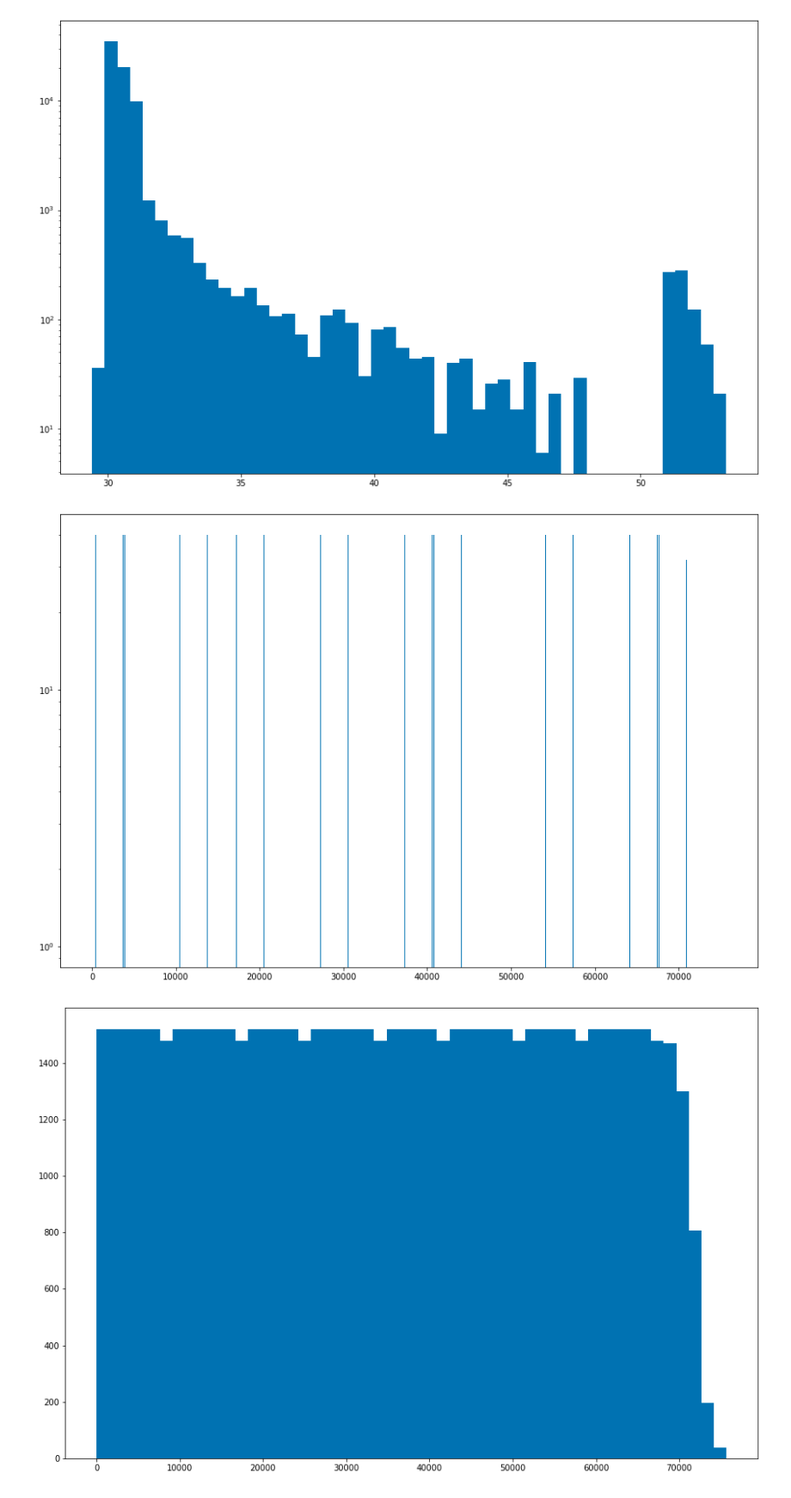
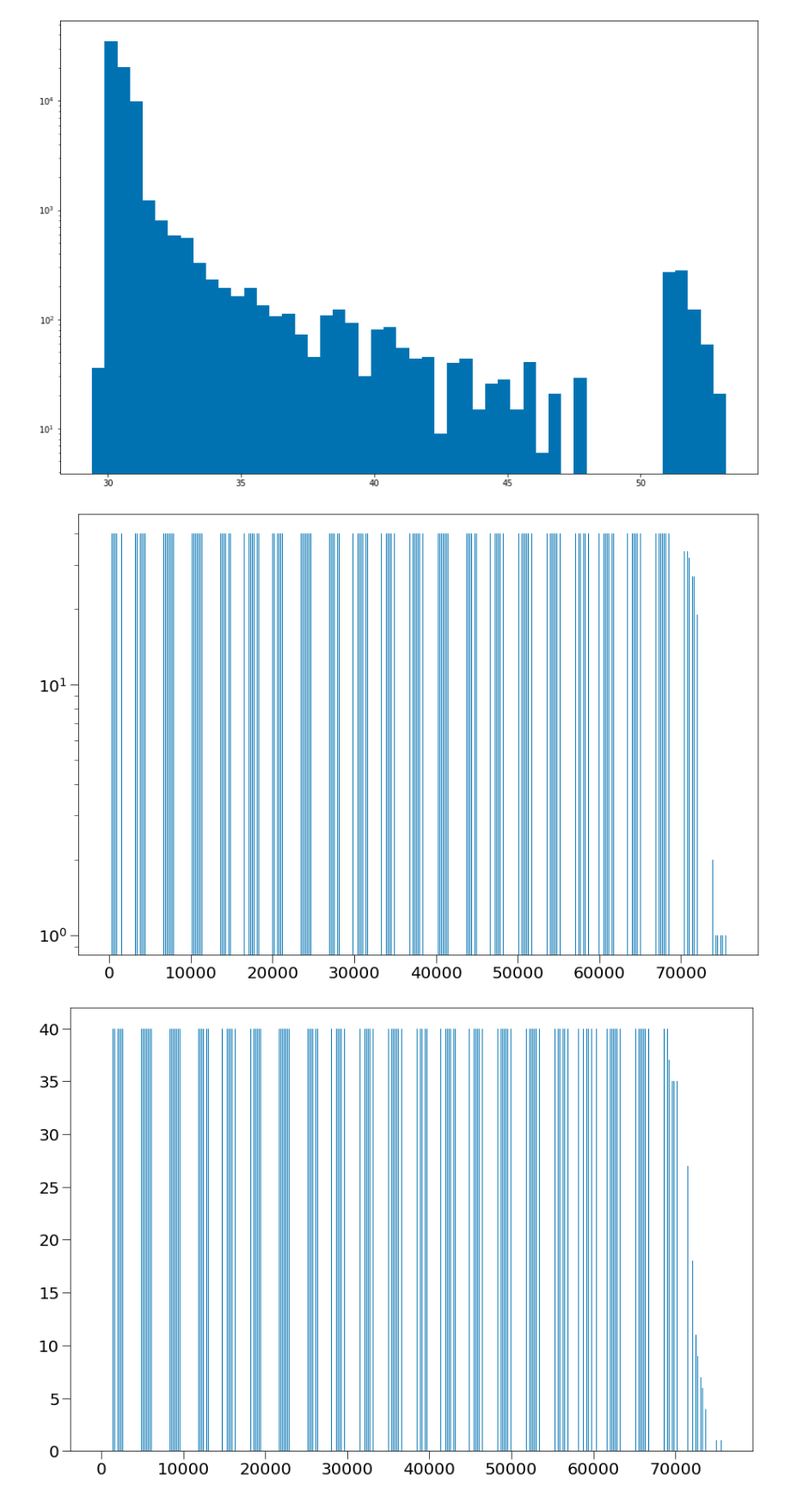
Before and after one commit to Isaac-Hirsch/mucol_plotting_scripts, a Jupyter notebook: macros/study_tracks.ipynb, the cells around one changed output. Shown at 86% size. Cells and saved outputs as stored; diff of their text form; code cells hidden in the pictures.

```diff
--- a/macros/study_tracks.ipynb
+++ b/macros/study_tracks.ipynb
@@ -100,7 +100,7 @@ See https://github.com/key4hep/EDM4hep/blob/master/edm4hep.yaml for more info ab
 #
 # open multiple files at once, only save relevant information
 #
-tree = uproot.concatenate("/Users/isaac/Downloads/muonGun_reco_*.root:events",filter_name=["MC*","MUON*","SiTracks*", "*TrackerHits*", "PARAMETERS*"])
+tree = uproot.concatenate("/Users/isaac/Downloads/muonGun_reco_*.root:events",filter_name=["MC*","MUON*","SiTracks*", "*TrackerHits*", "PARAMETERS*", "AllTracks*"])
 # %% [markdown]
 ## Read in Monte Carlo truth particles
 
@@ -987,13 +1015,13 @@ plot1DHistogram(np.sqrt(tracks.rxB**2+tracks.ryB**2), bins=50, scale="log")
 # %% [output]
 [figure]
 # %%
-plot1DHistogram(tracks.SHB, bins=80000, scale="log")
+plot1DHistogram(tracks.SHB, bins=10000, scale="log")
 # %% [output]
-[figure, old version]
+[figure, new version]
 # %%
-plot1DHistogram(tracks.SHE, bins=50)
+plot1DHistogram(tracks.SHE, bins=10000)
 # %% [output]
-[figure, old version]
+[figure, new version]
 # %%
 plot1DHistogram(tracks.HB, bins=50, scale="log")
 # %% [output]
```
Also changed, not shown: parts of 6 cells of this notebook, 2 other files.
